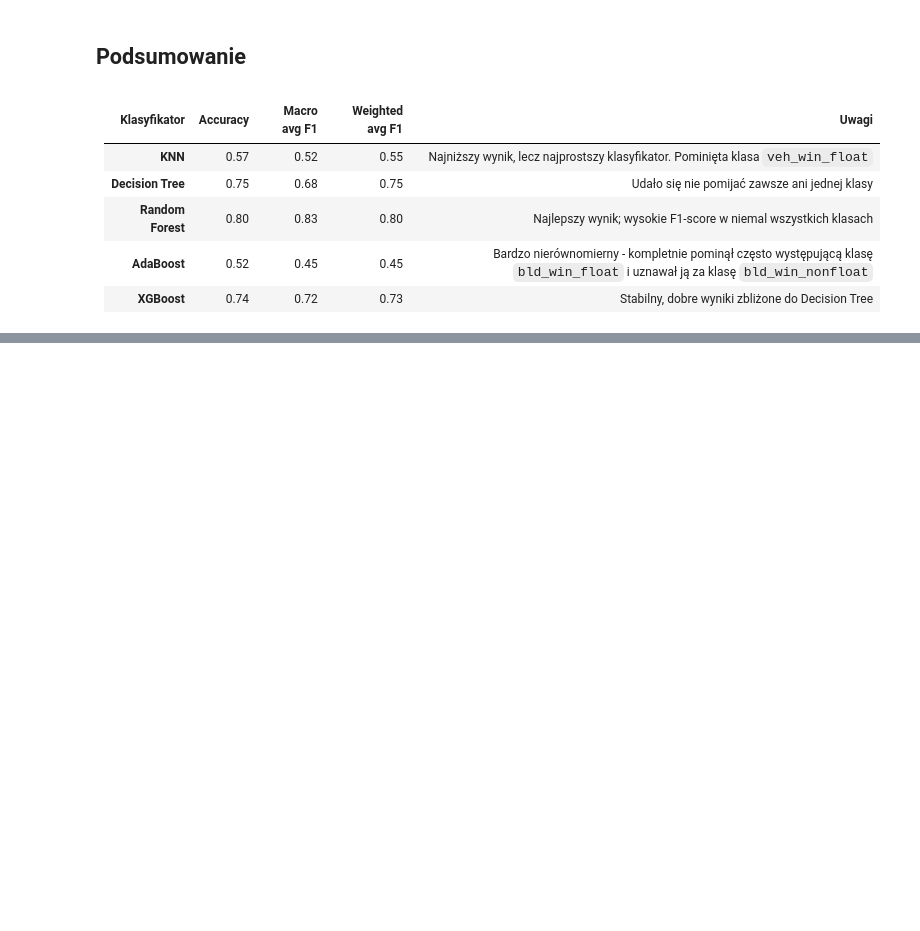
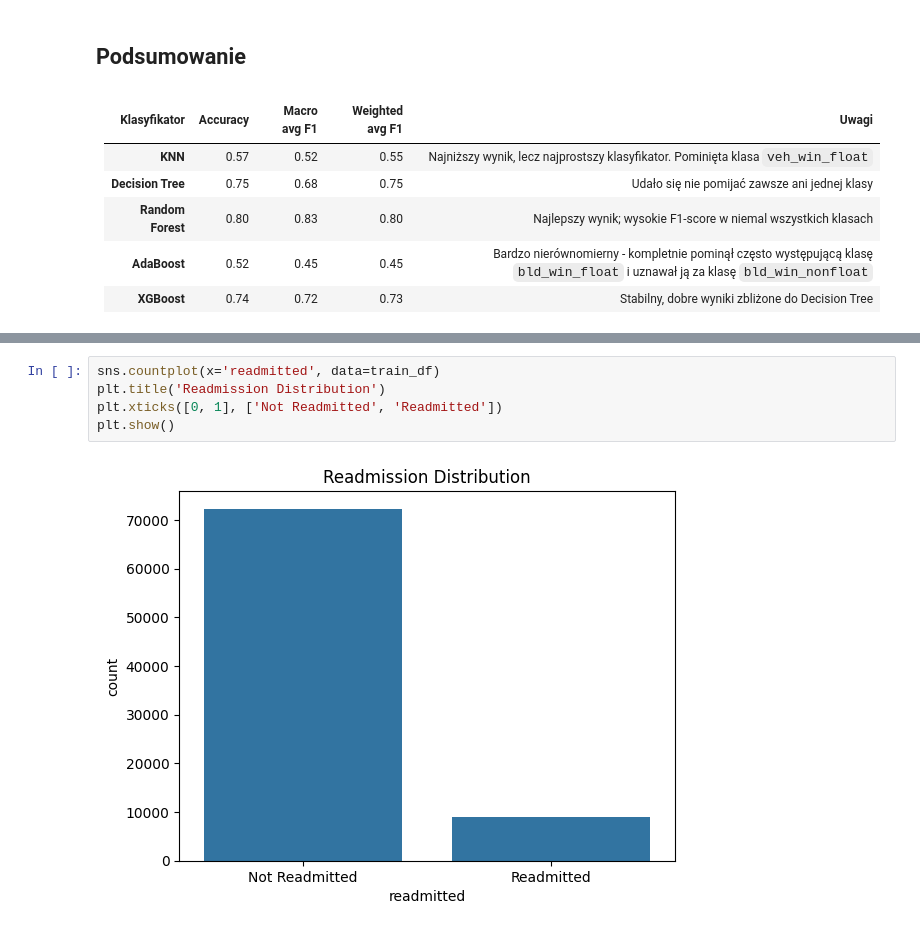
Before and after one commit to TytanMikJas/MachineLearningProjects, a Jupyter notebook: Ensemble.ipynb, the cells around one changed output, grey strips where cells are left out. Drawn from its saved outputs; the diff is of its cells as text; blank space fills up the shorter version.

```diff
--- a/Ensemble.ipynb
+++ b/Ensemble.ipynb
@@ -184,0 +297,7 @@ bld_win_nonfloat       0.73      0.83      0.78        23
+# %%
+sns.countplot(x='readmitted', data=train_df)
+plt.title('Readmission Distribution')
+plt.xticks([0, 1], ['Not Readmitted', 'Readmitted'])
+plt.show()
+# %% [output]
+[figure, added]
```
Also changed, not shown: parts of 35 cells of this notebook.
